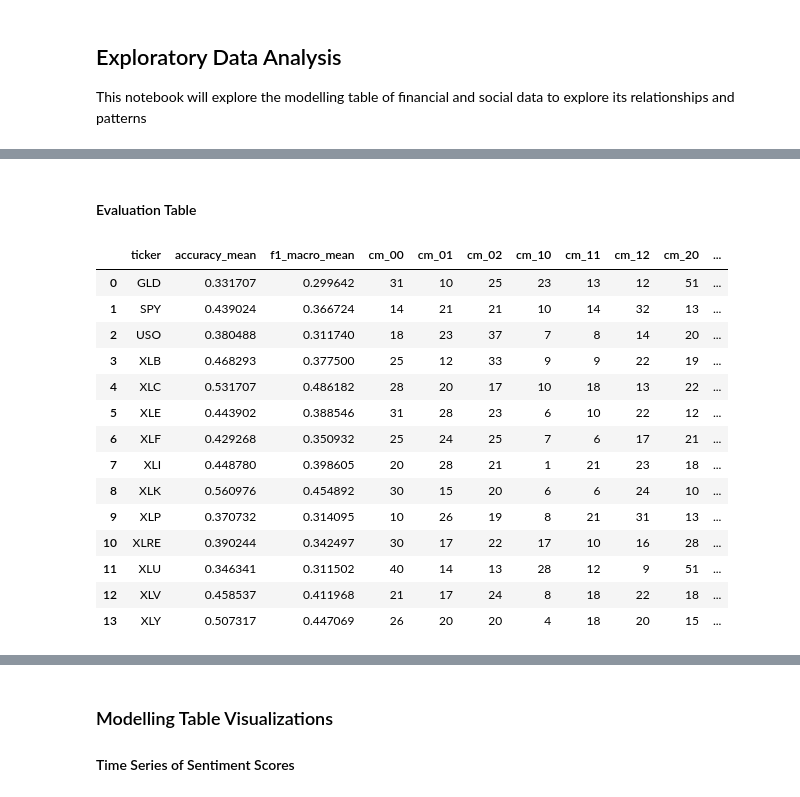
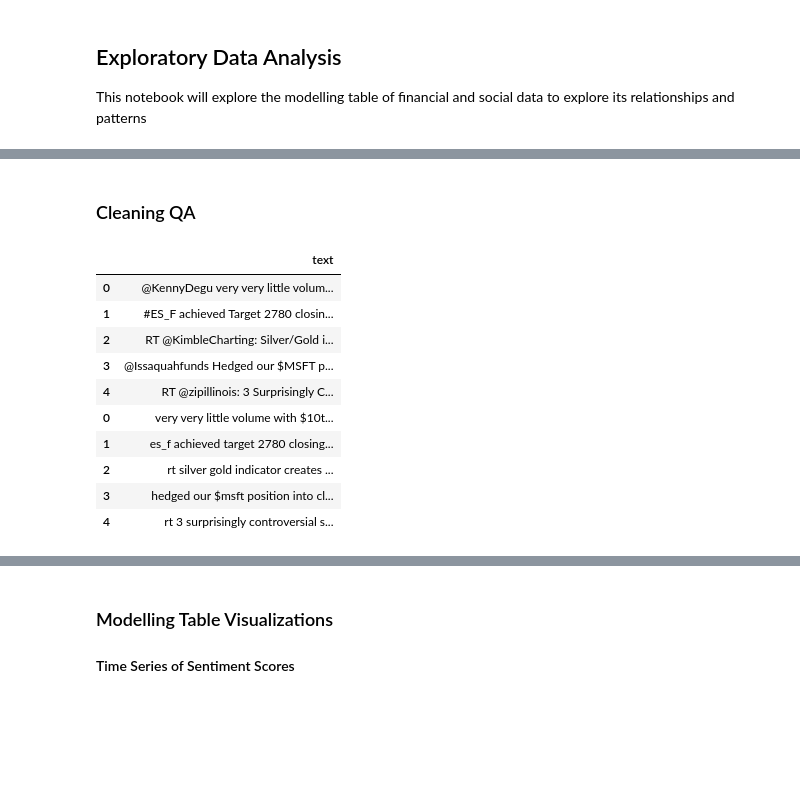
Before and after one commit to JakeCallcut/market-sector-sentiment-model, a Jupyter notebook: notebooks/EDA.ipynb, the cells around one changed output, grey strips where cells are left out. Drawn from its saved outputs; the diff is of its cells as text; code cells hidden in the pictures; blank space fills up the shorter version.

```diff
--- a/notebooks/EDA.ipynb
+++ b/notebooks/EDA.ipynb
@@ -37,20 +22,16 @@ display(model_df)
-# %% [markdown]
-#### Evaluation Table
-# %%
-display(mnlg_df)
-# %% [output]
-|  | ticker | accuracy_mean | f1_macro_mean | cm_00 | cm_01 | cm_02 | cm_10 | cm_11 | cm_12 | cm_20 | ... |
-| 0 | GLD | 0.331707 | 0.299642 | 31 | 10 | 25 | 23 | 13 | 12 | 51 | ... |
-| 1 | SPY | 0.439024 | 0.366724 | 14 | 21 | 21 | 10 | 14 | 32 | 13 | ... |
-| 2 | USO | 0.380488 | 0.311740 | 18 | 23 | 37 | 7 | 8 | 14 | 20 | ... |
-| 3 | XLB | 0.468293 | 0.377500 | 25 | 12 | 33 | 9 | 9 | 22 | 19 | ... |
-| 4 | XLC | 0.531707 | 0.486182 | 28 | 20 | 17 | 10 | 18 | 13 | 22 | ... |
-| 5 | XLE | 0.443902 | 0.388546 | 31 | 28 | 23 | 6 | 10 | 22 | 12 | ... |
-| 6 | XLF | 0.429268 | 0.350932 | 25 | 24 | 25 | 7 | 6 | 17 | 21 | ... |
-| 7 | XLI | 0.448780 | 0.398605 | 20 | 28 | 21 | 1 | 21 | 23 | 18 | ... |
-| 8 | XLK | 0.560976 | 0.454892 | 30 | 15 | 20 | 6 | 6 | 24 | 10 | ... |
-| 9 | XLP | 0.370732 | 0.314095 | 10 | 26 | 19 | 8 | 21 | 31 | 13 | ... |
-| 10 | XLRE | 0.390244 | 0.342497 | 30 | 17 | 22 | 17 | 10 | 16 | 28 | ... |
-| 11 | XLU | 0.346341 | 0.311502 | 40 | 14 | 13 | 28 | 12 | 9 | 51 | ... |
-| 12 | XLV | 0.458537 | 0.411968 | 21 | 17 | 24 | 8 | 18 | 22 | 18 | ... |
-| 13 | XLY | 0.507317 | 0.447069 | 26 | 20 | 20 | 4 | 18 | 20 | 15 | ... |
+# %% [markdown]
+### Cleaning QA
+# %%
+display(pd.concat([raw_df[["text"]].head(), tweet_df[["text"]].head()]))
+# %% [output]
+|  | text |
+| 0 | @KennyDegu very very little volum... |
+| 1 | #ES_F achieved Target 2780 closin... |
+| 2 | RT @KimbleCharting: Silver/Gold i... |
+| 3 | @Issaquahfunds Hedged our $MSFT p... |
+| 4 | RT @zipillinois: 3 Surprisingly C... |
+| 0 | very very little volume with $10t... |
+| 1 | es_f achieved target 2780 closing... |
+| 2 | rt silver gold indicator creates ... |
+| 3 | hedged our $msft position into cl... |
+| 4 | rt 3 surprisingly controversial s... |
```
Also changed, not shown: parts of 10 cells of this notebook.
